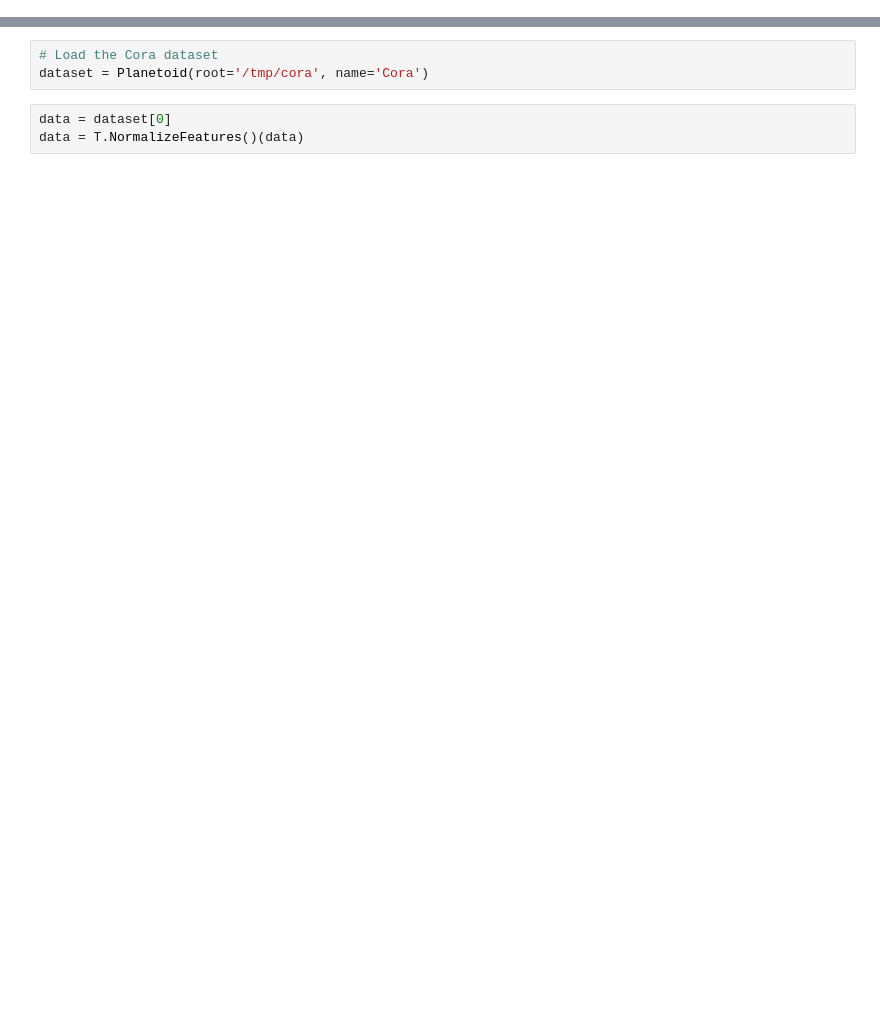
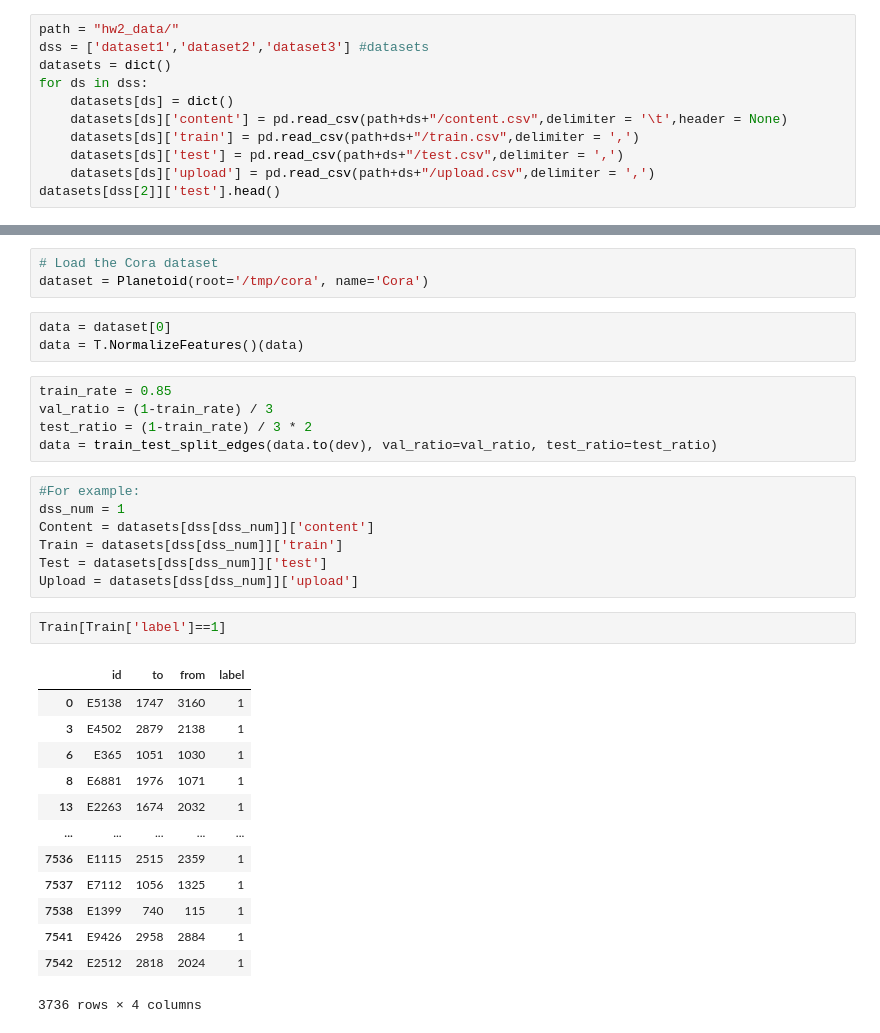
Before and after one commit to CalebThian/hw2_linkprediction, a Jupyter notebook: VGNAE.ipynb, the cells around one changed output, grey strips where cells are left out. Drawn from its saved outputs; the diff is of its cells as text; blank space fills up the shorter version.

```diff
--- a/VGNAE.ipynb
+++ b/VGNAE.ipynb
@@ -58,0 +16,11 @@ Done!
+# %%
+path = "hw2_data/"
+dss = ['dataset1','dataset2','dataset3'] #datasets
+datasets = dict()
+for ds in dss:
+    datasets[ds] = dict()
+    datasets[ds]['content'] = pd.read_csv(path+ds+"/content.csv",delimiter = '\t',header = None)
+    datasets[ds]['train'] = pd.read_csv(path+ds+"/train.csv",delimiter = ',')
+    datasets[ds]['test'] = pd.read_csv(path+ds+"/test.csv",delimiter = ',')
+    datasets[ds]['upload'] = pd.read_csv(path+ds+"/upload.csv",delimiter = ',')
+datasets[dss[2]]['test'].head()
@@ -62,3 +37,31 @@ dataset = Planetoid(root='/tmp/cora', name='Cora')
 # %%
 data = dataset[0]
 data = T.NormalizeFeatures()(data)
+# %%
+train_rate = 0.85
+val_ratio = (1-train_rate) / 3
+test_ratio = (1-train_rate) / 3 * 2
+data = train_test_split_edges(data.to(dev), val_ratio=val_ratio, test_ratio=test_ratio)
+# %%
+#For example:
+dss_num = 1
+Content = datasets[dss[dss_num]]['content']
+Train = datasets[dss[dss_num]]['train']
+Test = datasets[dss[dss_num]]['test']
+Upload = datasets[dss[dss_num]]['upload']
+# %%
+Train[Train['label']==1]
+# %% [output]
+|  | id | to | from | label |
+| 0 | E5138 | 1747 | 3160 | 1 |
+| 3 | E4502 | 2879 | 2138 | 1 |
+| 6 | E365 | 1051 | 1030 | 1 |
+| 8 | E6881 | 1976 | 1071 | 1 |
+| 13 | E2263 | 1674 | 2032 | 1 |
+| ... | ... | ... | ... | ... |
+| 7536 | E1115 | 2515 | 2359 | 1 |
+| 7537 | E7112 | 1056 | 1325 | 1 |
+| 7538 | E1399 | 740 | 115 | 1 |
+| 7541 | E9426 | 2958 | 2884 | 1 |
+| 7542 | E2512 | 2818 | 2024 | 1 |
+3736 rows × 4 columns
```
Also changed, not shown: parts of 18 cells of this notebook, 8 other files.
